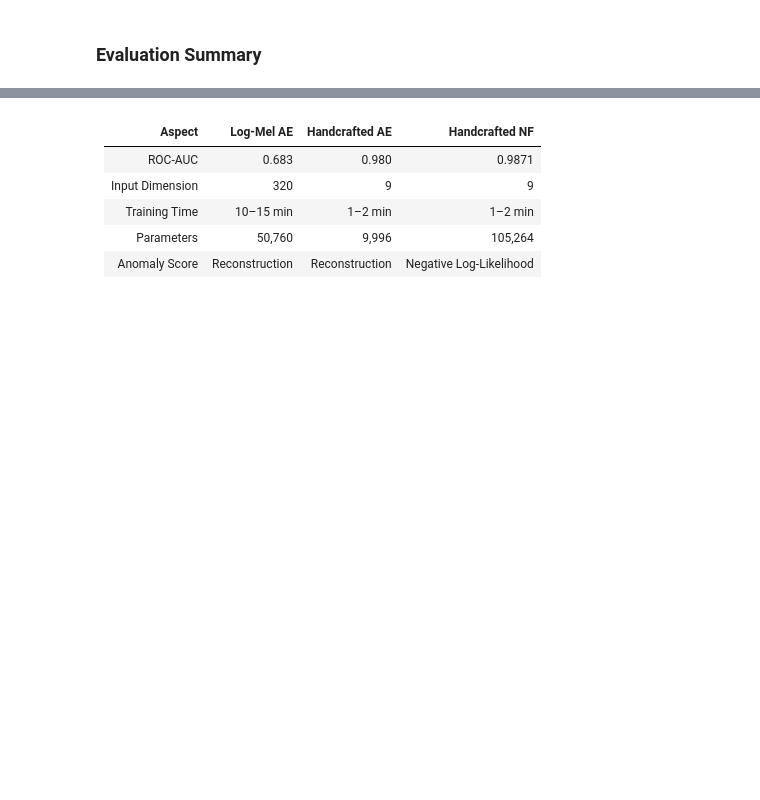
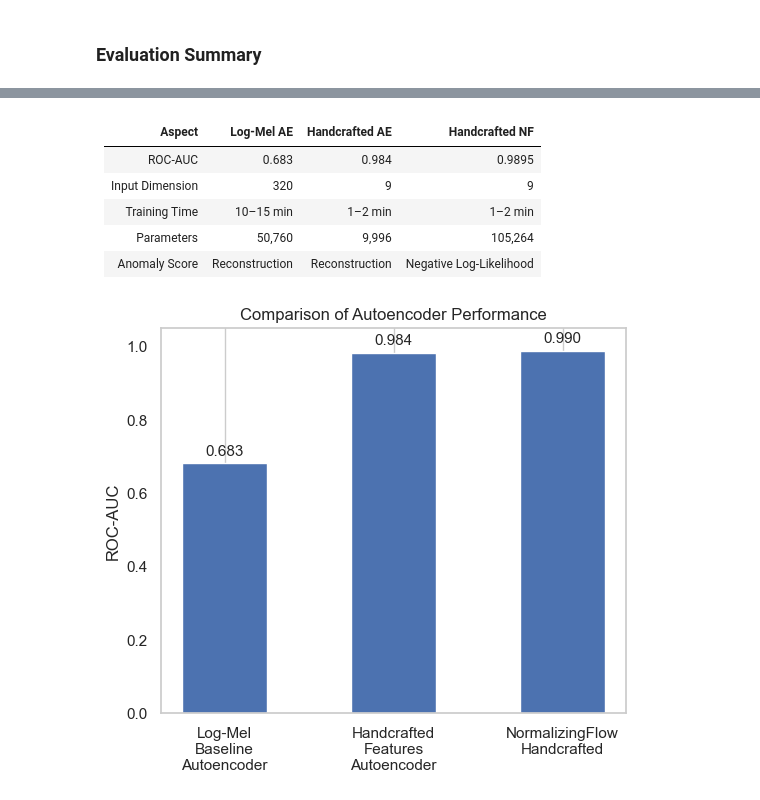
Before and after one commit to Shagun-Thakur/EchoGuard, a Jupyter notebook: notebooks/12_normalizing_flow_handcrafted_features.ipynb.ipynb, the cells around one changed output, grey strips where cells are left out. Cells and saved outputs as stored; diff of their text form; code cells hidden in the pictures; blank space fills up the shorter version.

```diff
--- a/notebooks/12_normalizing_flow_handcrafted_features.ipynb.ipynb
+++ b/notebooks/12_normalizing_flow_handcrafted_features.ipynb.ipynb
@@ -671,8 +694,50 @@ Abnormal Mean Score  : 568.4927
 # %% [markdown]
 | Aspect          | Log-Mel AE     | Handcrafted AE | Handcrafted NF          |
 | --------------- | -------------- | -------------- | ----------------------- |
-| ROC-AUC         | 0.683          | 0.980          | 0.9871                  |
+| ROC-AUC         | 0.683          | 0.984          | 0.9895                  |
 | Input Dimension | 320            | 9              | 9                       |
 | Training Time   | 10–15 min      | 1–2 min        | 1–2 min                 |
 | Parameters      | 50,760         | 9,996          | 105,264              |
 | Anomaly Score   | Reconstruction | Reconstruction | Negative Log-Likelihood |
+# %%
+baseline_auc = 0.683
+handcrafted_auc = 0.984
+auc_score = 0.9895
+# %%
+plt.figure(figsize=(6,5))
+models = [
+    "Log-Mel\nBaseline\nAutoencoder",
+    "Handcrafted\nFeatures\nAutoencoder",
+    "NormalizingFlow\nHandcrafted"
+]
+scores = [
+    baseline_auc,
+    handcrafted_auc,
+    auc_score
+]
+bars = plt.bar(
+    models,
+    scores,
+    width=0.5
+)
+plt.ylabel("ROC-AUC")
+plt.ylim(0, 1.05)
+plt.title("Comparison of Autoencoder Performance")
+for bar in bars:
+    height = bar.get_height()
+    plt.text(
+        bar.get_x() + bar.get_width()/2,
+        height + 0.02,
+        f"{height:.3f}",
+        ha="center",
+        fontsize=11
+    )
+plt.grid(axis="y")
+plt.savefig(results_path /"figures"/"normalizing_flow_handcrafted_features"/
+            "model_performance_comparison.png",
+    dpi=150
+)
+
+plt.show()
+# %% [output]
+[figure, added]
```
Also changed, not shown: parts of 11 cells of this notebook, 24 other files.
